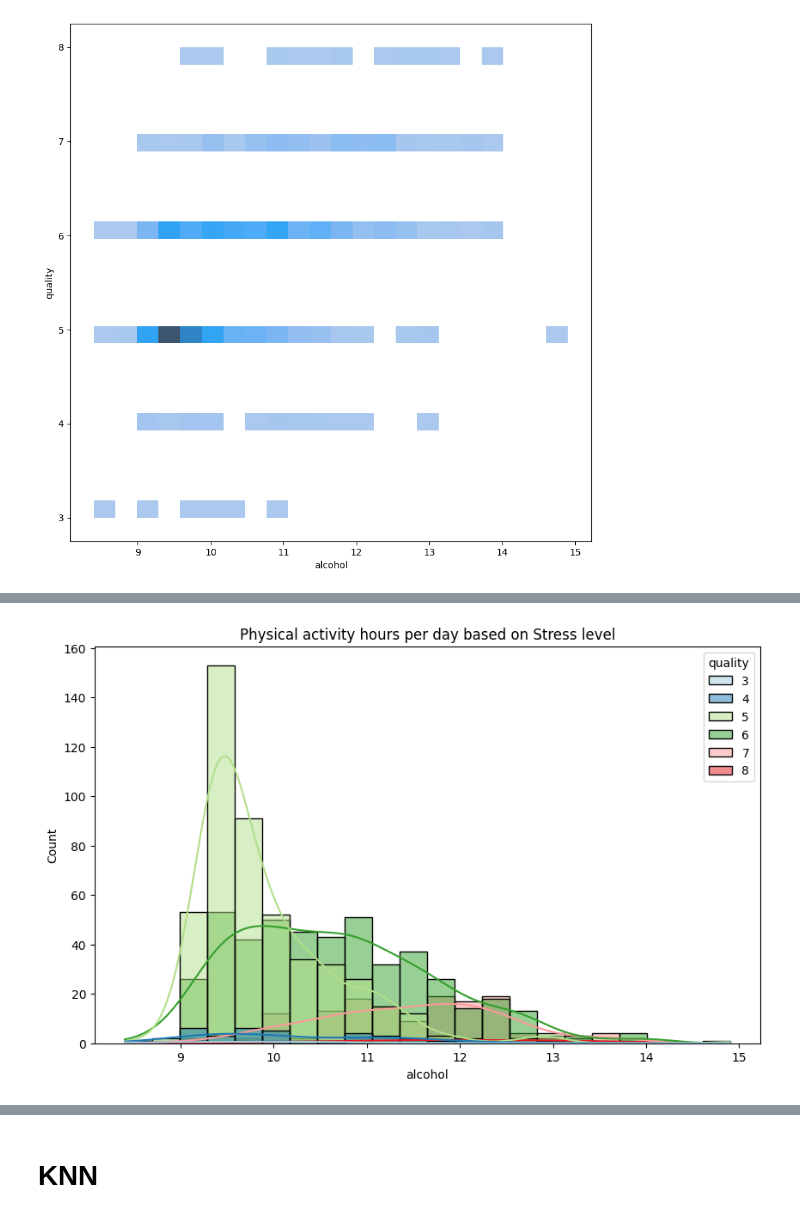
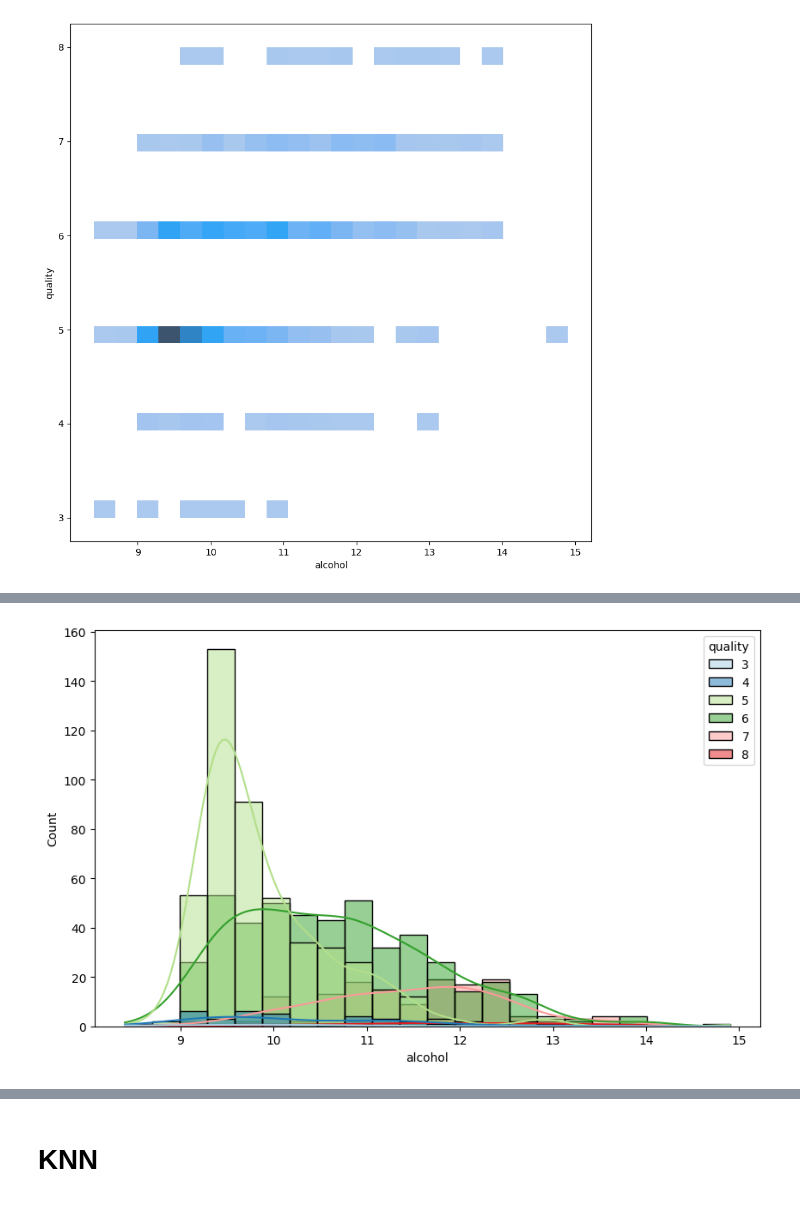
Before and after one commit to Noa810/gal, a Jupyter notebook: wine.ipynb, the cells around one changed output, grey strips where cells are left out. Drawn from its saved outputs; the diff is of its cells as text; code cells hidden in the pictures.

```diff
--- a/wine.ipynb
+++ b/wine.ipynb
@@ -144,3 +144,6 @@ df.dropna(axis=0)
 | 1141 | 5.9 | 0.550 | 0.10 | 2.2 | 0.062 | 39.0 | ... |
 | 1142 | 5.9 | 0.645 | 0.12 | 2.0 | 0.075 | 32.0 | ... |
 1143 rows × 13 columns
+# %%
+df.drop('Id', axis=1, inplace=True)
+df
@@ -261,7 +358,7 @@ plt.show()
 # %%
+#5
 plt.figure(figsize=(10,6))
 sns.histplot(data=df,x='alcohol',hue='quality',palette='Paired',kde=True)
-plt.title('Physical activity hours per day based on Stress level')
 plt.show()
 # %% [output]
-[figure, old version]
+[figure, new version]
```
Also changed, not shown: parts of 48 cells of this notebook.
